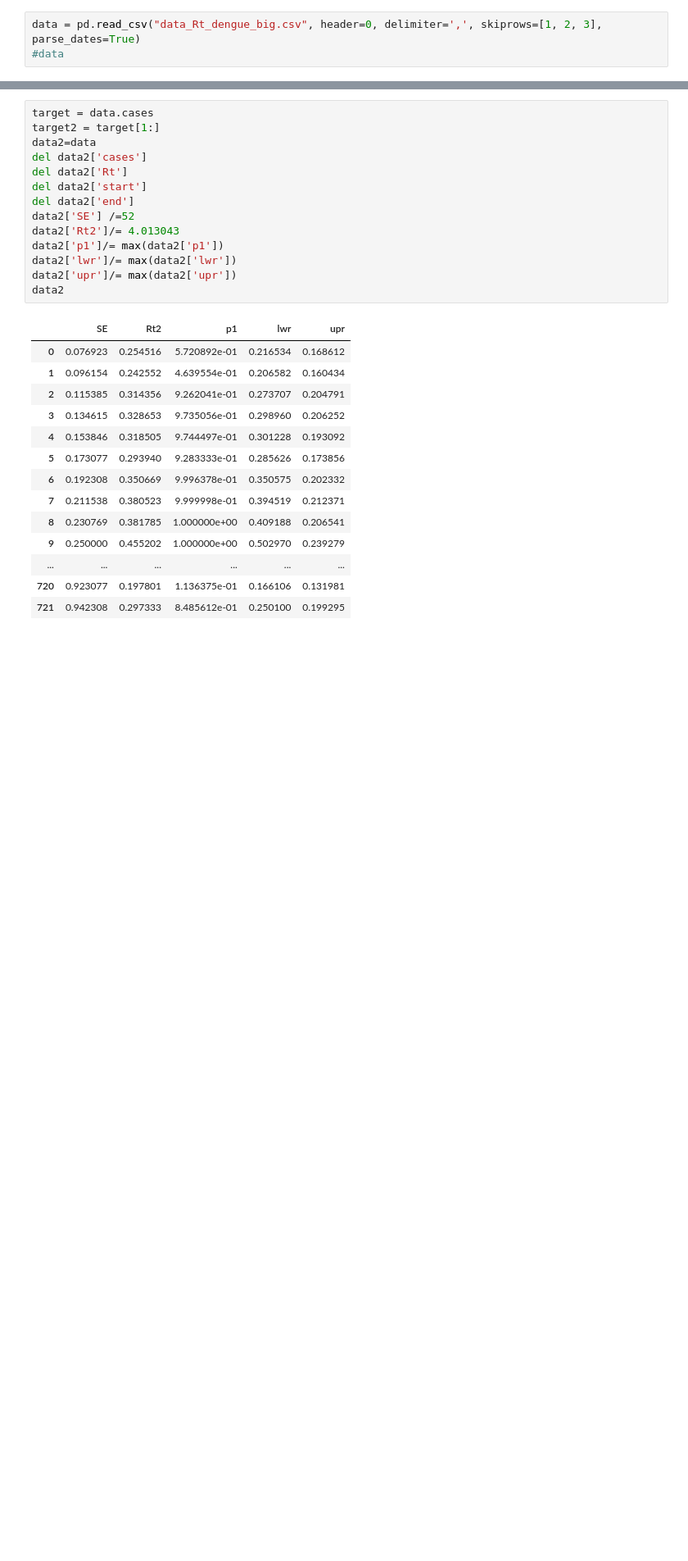
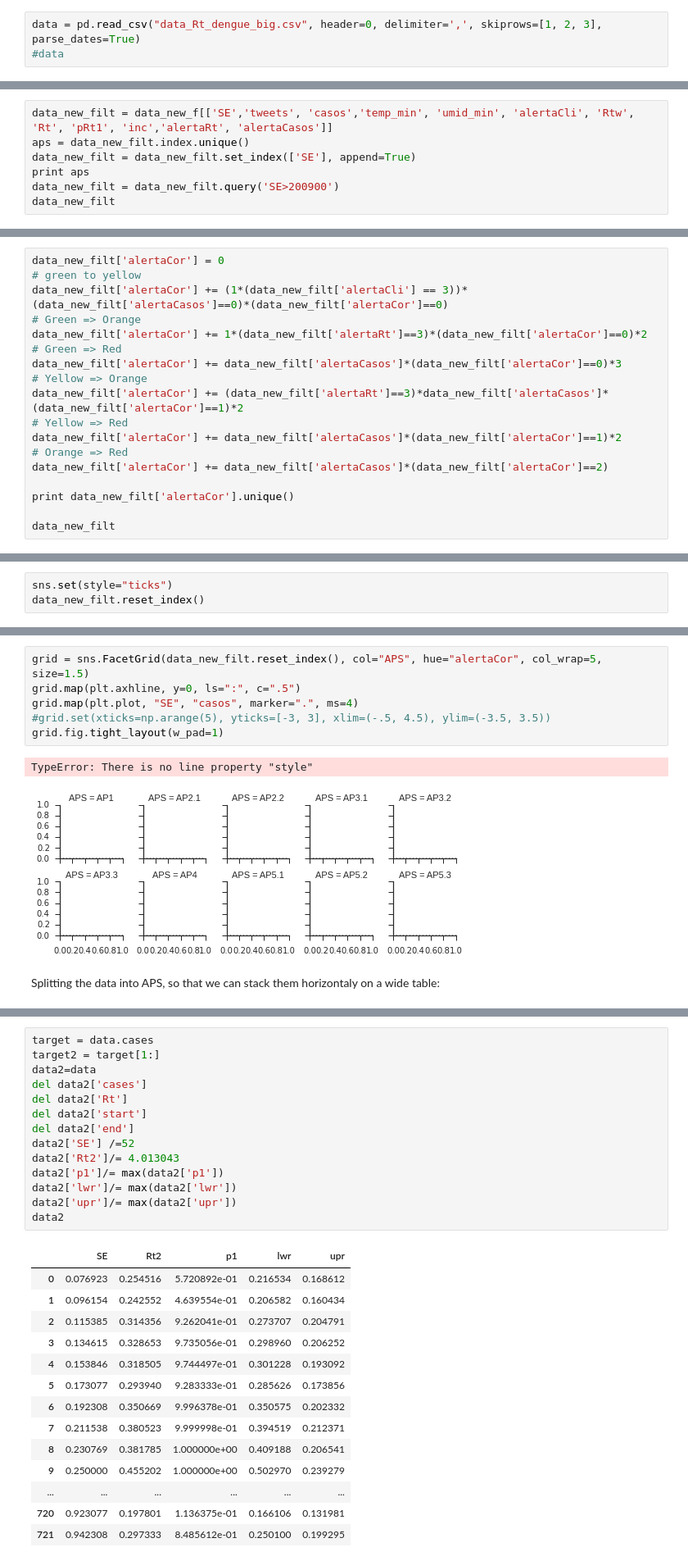
Before and after one commit to AlertaDengue/AlertaDengueAnalise, a Jupyter notebook: ML Approach/Deep Belief in Dengue.ipynb, the cells around one changed output, grey strips where cells are left out. Shown: that part at 82% size. Saved outputs shown, nothing was run; the diff lists cells and outputs as text; blank space fills up the shorter version.

```diff
--- a/ML Approach/Deep Belief in Dengue.ipynb
+++ b/ML Approach/Deep Belief in Dengue.ipynb
@@ -27,0 +87,7 @@ data.describe()
+# %%
+data_new_filt = data_new_f[['SE','tweets', 'casos','temp_min', 'umid_min', 'alertaCli', 'Rtw', 'Rt', 'pRt1', 'inc','alertaRt', 'alertaCasos']]
+aps = data_new_filt.index.unique()
+data_new_filt = data_new_filt.set_index(['SE'], append=True)
+print aps
+data_new_filt = data_new_filt.query('SE>200900')
+data_new_filt
@@ -27,0 +158,18 @@ data.describe()
+# %%
+data_new_filt['alertaCor'] = 0
+# green to yellow
+data_new_filt['alertaCor'] += (1*(data_new_filt['alertaCli'] == 3))*(data_new_filt['alertaCasos']==0)*(data_new_filt['alertaCor']==0)
+# Green => Orange
+data_new_filt['alertaCor'] += 1*(data_new_filt['alertaRt']==3)*(data_new_filt['alertaCor']==0)*2
+# Green => Red
+data_new_filt['alertaCor'] += data_new_filt['alertaCasos']*(data_new_filt['alertaCor']==0)*3
+# Yellow => Orange
+data_new_filt['alertaCor'] += (data_new_filt['alertaRt']==3)*data_new_filt['alertaCasos']*(data_new_filt['alertaCor']==1)*2
+# Yellow => Red
+data_new_filt['alertaCor'] += data_new_filt['alertaCasos']*(data_new_filt['alertaCor']==1)*2
+# Orange => Red
+data_new_filt['alertaCor'] += data_new_filt['alertaCasos']*(data_new_filt['alertaCor']==2)
+
+print data_new_filt['alertaCor'].unique()
+
+data_new_filt
@@ -27,0 +199,3 @@ data.describe()
+# %%
+sns.set(style="ticks")
+data_new_filt.reset_index()
@@ -27,0 +221,11 @@ data.describe()
+# %%
+grid = sns.FacetGrid(data_new_filt.reset_index(), col="APS", hue="alertaCor", col_wrap=5, size=1.5)
+grid.map(plt.axhline, y=0, ls=":", c=".5")
+grid.map(plt.plot, "SE", "casos", marker=".", ms=4)
+#grid.set(xticks=np.arange(5), yticks=[-3, 3], xlim=(-.5, 4.5), ylim=(-3.5, 3.5))
+grid.fig.tight_layout(w_pad=1)
+# %% [output]
+TypeError: There is no line property "style"
+[figure, added]
+# %% [markdown]
+Splitting the data into APS, so that we can stack them horizontaly on a wide table:
```
Also changed, not shown: parts of 42 cells of this notebook.
